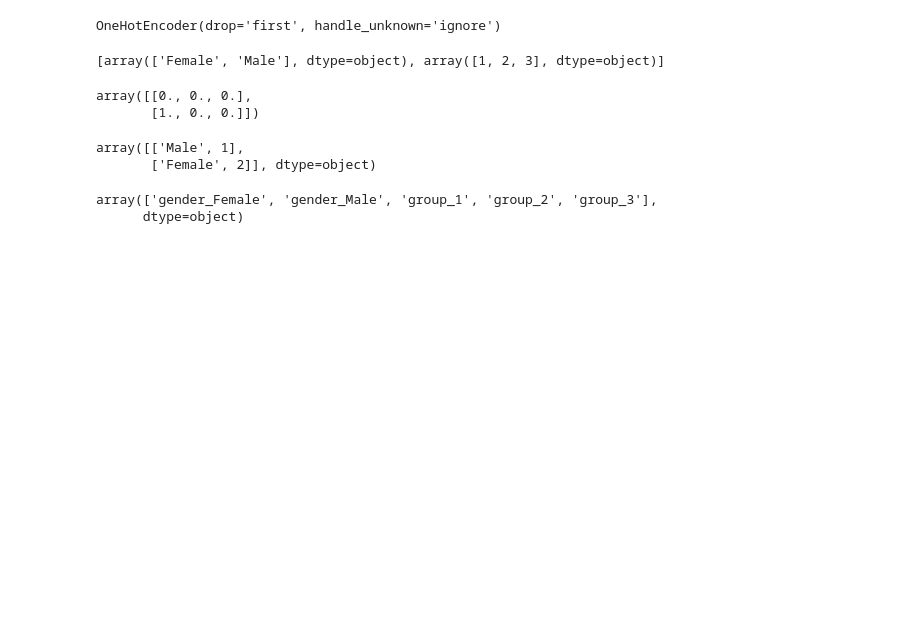
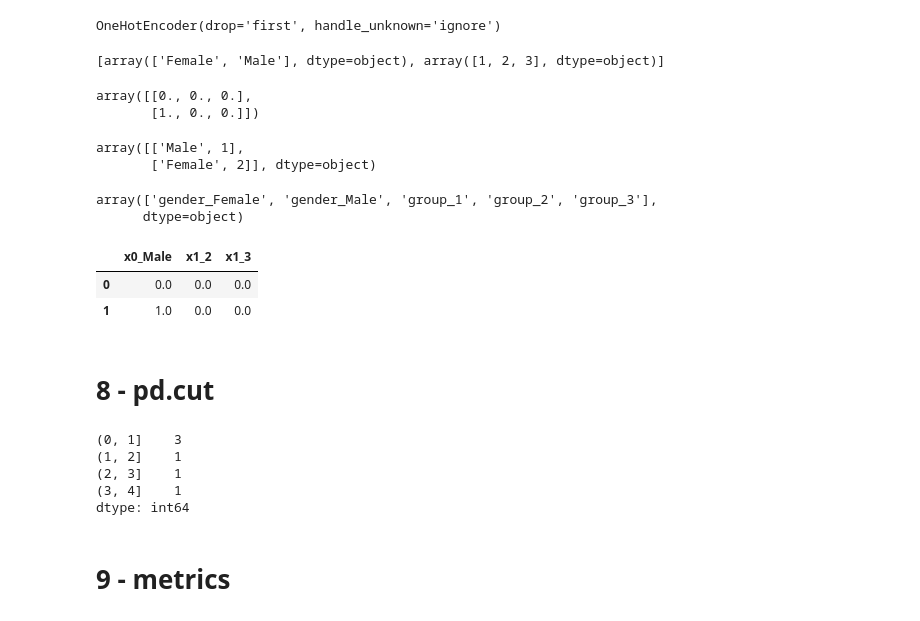
Before and after one commit to jasonrichdarmawan/p1-g1, a Jupyter notebook: playground.ipynb, the cells around one changed output. Saved outputs shown, nothing was run; the diff lists cells and outputs as text; code cells hidden in the pictures; blank space fills up the shorter version.

```diff
--- a/playground.ipynb
+++ b/playground.ipynb
@@ -266,3 +266,27 @@ enc.get_feature_names_out(['gender', 'group'])
 # %% [output]
 array(['gender_Female', 'gender_Male', 'group_1', 'group_2', 'group_3'],
       dtype=object)
+# %%
+pd.DataFrame(data=enc.transform([['Female', 1],
+                                 ['Male', 4]]).toarray(), columns=enc.get_feature_names_out())
+# %% [output]
+|  | x0_Male | x1_2 | x1_3 |
+| 0 | 0.0 | 0.0 | 0.0 |
+| 1 | 1.0 | 0.0 | 0.0 |
+# %% [markdown]
+# 8 - pd.cut
+# %%
+pd.cut([0.1,
+        0.2,
+        1,
+        2,
+        3,
+        4], [0,1,2,3,4]).value_counts()
+# %% [output]
+(0, 1]    3
+(1, 2]    1
+(2, 3]    1
+(3, 4]    1
+dtype: int64
+# %% [markdown]
+# 9 - metrics
```
Also changed, not shown: parts of 16 cells of this notebook, 3 other files.
